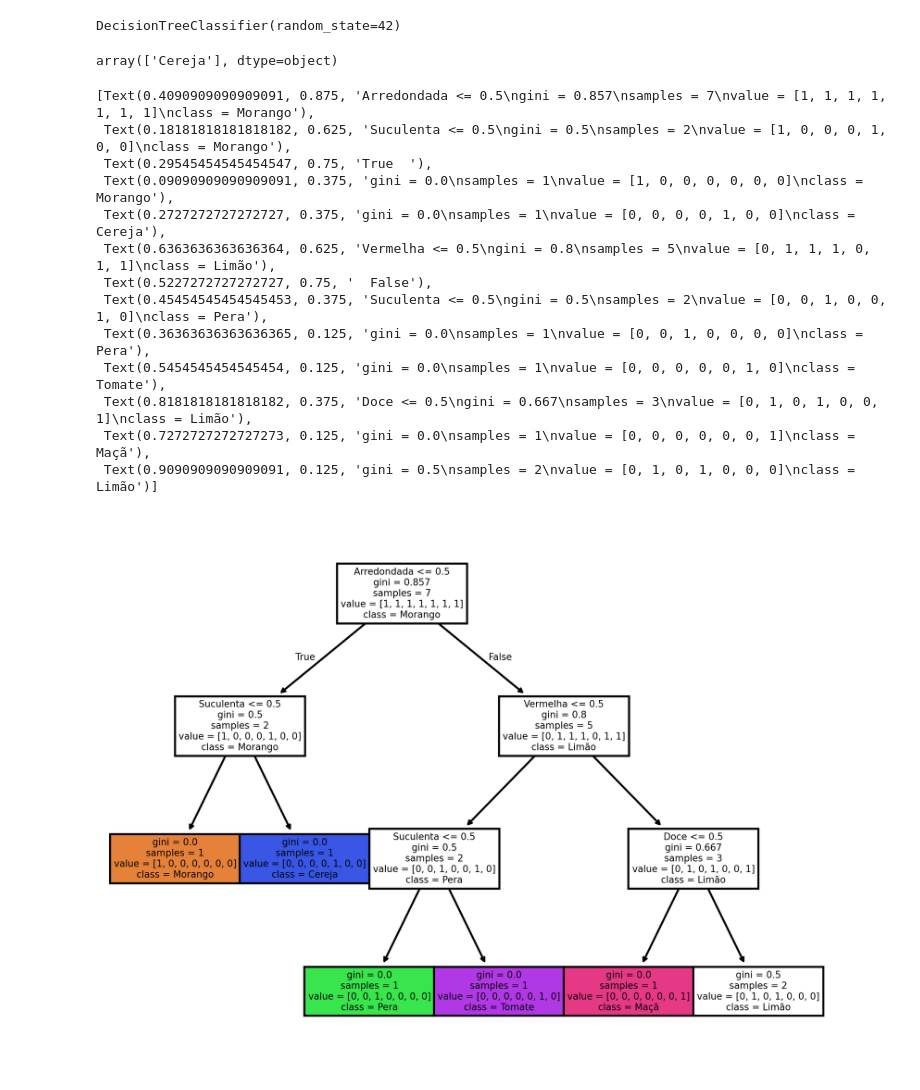
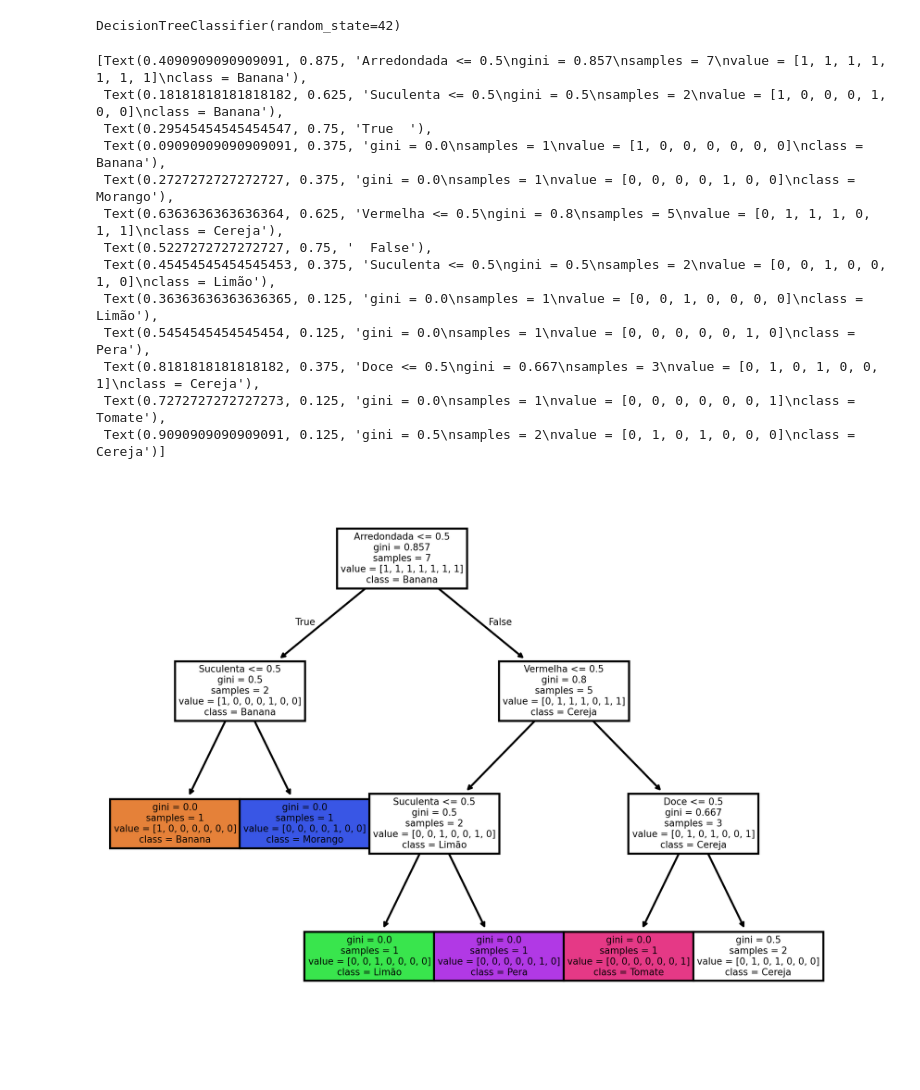
Before and after one commit to renancasalle/ml-4-poneis, a Jupyter notebook: frutas.ipynb, the cells around one changed output. Saved outputs shown, nothing was run; the diff lists cells and outputs as text; code cells hidden in the pictures.

```diff
--- a/frutas.ipynb
+++ b/frutas.ipynb
@@ -27,31 +27,29 @@ clf.fit(X, y)
 # %% [output]
 DecisionTreeClassifier(random_state=42)
 # %%
-clf.predict([[1,1,1,1]])
+clf.predict([[0,0,0,0]])
-# %% [output]
-array(['Cereja'], dtype=object)
 # %%
 import matplotlib.pyplot as plt
 
 plt.figure(dpi=400)
 
 tree.plot_tree(clf,
                feature_names=X.columns,
-               class_names=y.unique(),
+               class_names=clf.classes_,
                filled=True,
                )
 # %% [output]
-[Text(0.4090909090909091, 0.875, 'Arredondada <= 0.5\ngini = 0.857\nsamples = 7\nvalue = [1, 1, 1, 1, 1, 1, 1]\nclass = Morango'),
- Text(0.18181818181818182, 0.625, 'Suculenta <= 0.5\ngini = 0.5\nsamples = 2\nvalue = [1, 0, 0, 0, 1, 0, 0]\nclass = Morango'),
+[Text(0.4090909090909091, 0.875, 'Arredondada <= 0.5\ngini = 0.857\nsamples = 7\nvalue = [1, 1, 1, 1, 1, 1, 1]\nclass = Banana'),
+ Text(0.18181818181818182, 0.625, 'Suculenta <= 0.5\ngini = 0.5\nsamples = 2\nvalue = [1, 0, 0, 0, 1, 0, 0]\nclass = Banana'),
  Text(0.29545454545454547, 0.75, 'True  '),
- Text(0.09090909090909091, 0.375, 'gini = 0.0\nsamples = 1\nvalue = [1, 0, 0, 0, 0, 0, 0]\nclass = Morango'),
- Text(0.2727272727272727, 0.375, 'gini = 0.0\nsamples = 1\nvalue = [0, 0, 0, 0, 1, 0, 0]\nclass = Cereja'),
- Text(0.6363636363636364, 0.625, 'Vermelha <= 0.5\ngini = 0.8\nsamples = 5\nvalue = [0, 1, 1, 1, 0, 1, 1]\nclass = Limão'),
+ Text(0.09090909090909091, 0.375, 'gini = 0.0\nsamples = 1\nvalue = [1, 0, 0, 0, 0, 0, 0]\nclass = Banana'),
+ Text(0.2727272727272727, 0.375, 'gini = 0.0\nsamples = 1\nvalue = [0, 0, 0, 0, 1, 0, 0]\nclass = Morango'),
+ Text(0.6363636363636364, 0.625, 'Vermelha <= 0.5\ngini = 0.8\nsamples = 5\nvalue = [0, 1, 1, 1, 0, 1, 1]\nclass = Cereja'),
  Text(0.5227272727272727, 0.75, '  False'),
- Text(0.45454545454545453, 0.375, 'Suculenta <= 0.5\ngini = 0.5\nsamples = 2\nvalue = [0, 0, 1, 0, 0, 1, 0]\nclass = Pera'),
- Text(0.36363636363636365, 0.125, 'gini = 0.0\nsamples = 1\nvalue = [0, 0, 1, 0, 0, 0, 0]\nclass = Pera'),
- Text(0.5454545454545454, 0.125, 'gini = 0.0\nsamples = 1\nvalue = [0, 0, 0, 0, 0, 1, 0]\nclass = Tomate'),
- Text(0.8181818181818182, 0.375, 'Doce <= 0.5\ngini = 0.667\nsamples = 3\nvalue = [0, 1, 0, 1, 0, 0, 1]\nclass = Limão'),
- Text(0.7272727272727273, 0.125, 'gini = 0.0\nsamples = 1\nvalue = [0, 0, 0, 0, 0, 0, 1]\nclass = Maçã'),
- Text(0.9090909090909091, 0.125, 'gini = 0.5\nsamples = 2\nvalue = [0, 1, 0, 1, 0, 0, 0]\nclass = Limão')]
+ Text(0.45454545454545453, 0.375, 'Suculenta <= 0.5\ngini = 0.5\nsamples = 2\nvalue = [0, 0, 1, 0, 0, 1, 0]\nclass = Limão'),
+ Text(0.36363636363636365, 0.125, 'gini = 0.0\nsamples = 1\nvalue = [0, 0, 1, 0, 0, 0, 0]\nclass = Limão'),
+ Text(0.5454545454545454, 0.125, 'gini = 0.0\nsamples = 1\nvalue = [0, 0, 0, 0, 0, 1, 0]\nclass = Pera'),
+ Text(0.8181818181818182, 0.375, 'Doce <= 0.5\ngini = 0.667\nsamples = 3\nvalue = [0, 1, 0, 1, 0, 0, 1]\nclass = Cereja'),
+ Text(0.7272727272727273, 0.125, 'gini = 0.0\nsamples = 1\nvalue = [0, 0, 0, 0, 0, 0, 1]\nclass = Tomate'),
+ Text(0.9090909090909091, 0.125, 'gini = 0.5\nsamples = 2\nvalue = [0, 1, 0, 1, 0, 0, 0]\nclass = Cereja')]
-[figure, old version]
+[figure, new version]
```
Also changed, not shown: parts of 1 cell of this notebook.
